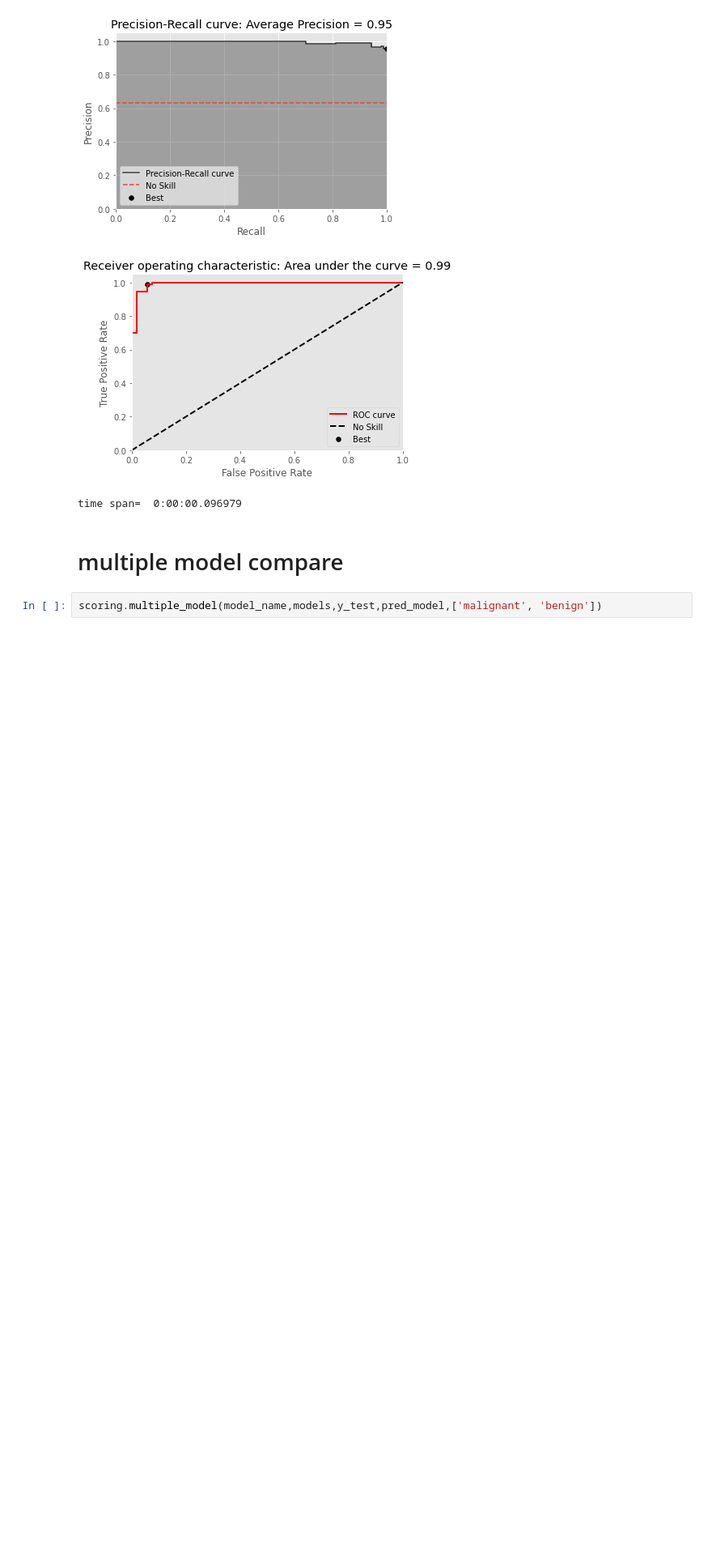
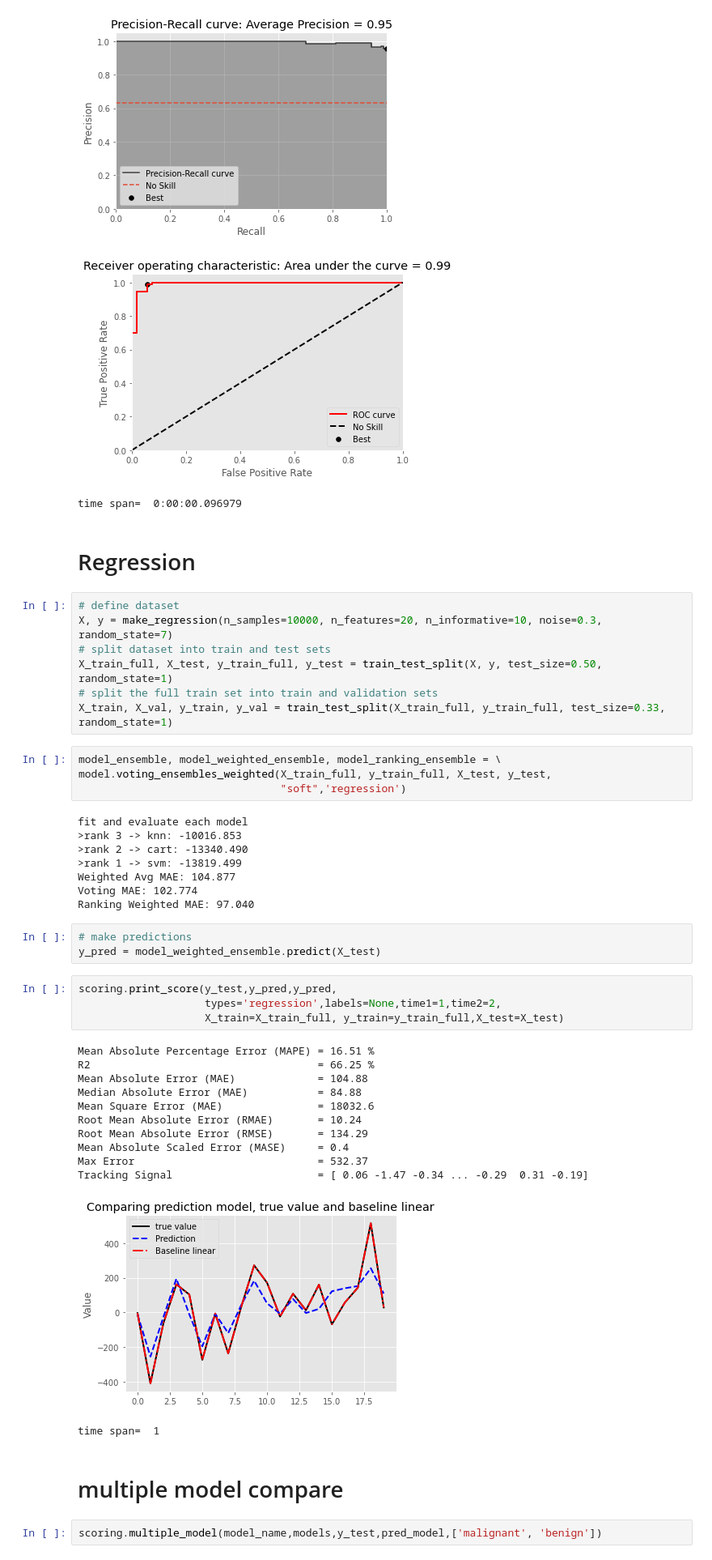
Before and after one commit to imanursar/Machine-Learning-Notes, a Jupyter notebook: Custom Function/Scoring Function.ipynb, the cells around one changed output. Shown at 81% size. Cells and saved outputs as stored; diff of their text form; blank space fills up the shorter version.

```diff
--- a/Custom Function/Scoring Function.ipynb
+++ b/Custom Function/Scoring Function.ipynb
@@ -63,6 +63,47 @@ weighted avg       0.97      0.97      0.96       143
 [figure]
 [figure]
 time span=  0:00:00.096979
+# %% [markdown]
+#  Regression
+# %%
+# define dataset
+X, y = make_regression(n_samples=10000, n_features=20, n_informative=10, noise=0.3, random_state=7)
+# split dataset into train and test sets
+X_train_full, X_test, y_train_full, y_test = train_test_split(X, y, test_size=0.50, random_state=1)
+# split the full train set into train and validation sets
+X_train, X_val, y_train, y_val = train_test_split(X_train_full, y_train_full, test_size=0.33, random_state=1)
+# %%
+model_ensemble, model_weighted_ensemble, model_ranking_ensemble = \
+model.voting_ensembles_weighted(X_train_full, y_train_full, X_test, y_test,
+                                "soft",'regression')
+# %% [output]
+fit and evaluate each model
+>rank 3 -> knn: -10016.853
+>rank 2 -> cart: -13340.490
+>rank 1 -> svm: -13819.499
+Weighted Avg MAE: 104.877
+Voting MAE: 102.774
+Ranking Weighted MAE: 97.040
+# %%
+# make predictions
+y_pred = model_weighted_ensemble.predict(X_test)
+# %%
+scoring.print_score(y_test,y_pred,y_pred,
+                    types='regression',labels=None,time1=1,time2=2,
+                    X_train=X_train_full, y_train=y_train_full,X_test=X_test)
+# %% [output]
+Mean Absolute Percentage Error (MAPE) = 16.51 %
+R2                                    = 66.25 %
+Mean Absolute Error (MAE)             = 104.88
+Median Absolute Error (MAE)           = 84.88
+Mean Square Error (MAE)               = 18032.6
+Root Mean Absolute Error (RMAE)       = 10.24
+Root Mean Absolute Error (RMSE)       = 134.29
+Mean Absolute Scaled Error (MASE)     = 0.4
+Max Error                             = 532.37
+Tracking Signal                       = [ 0.06 -1.47 -0.34 ... -0.29  0.31 -0.19]
+[figure, added]
+time span=  1
 # %% [markdown]
 # multiple model compare
 # %%
```
Also changed, not shown: parts of 3 cells of this notebook.
